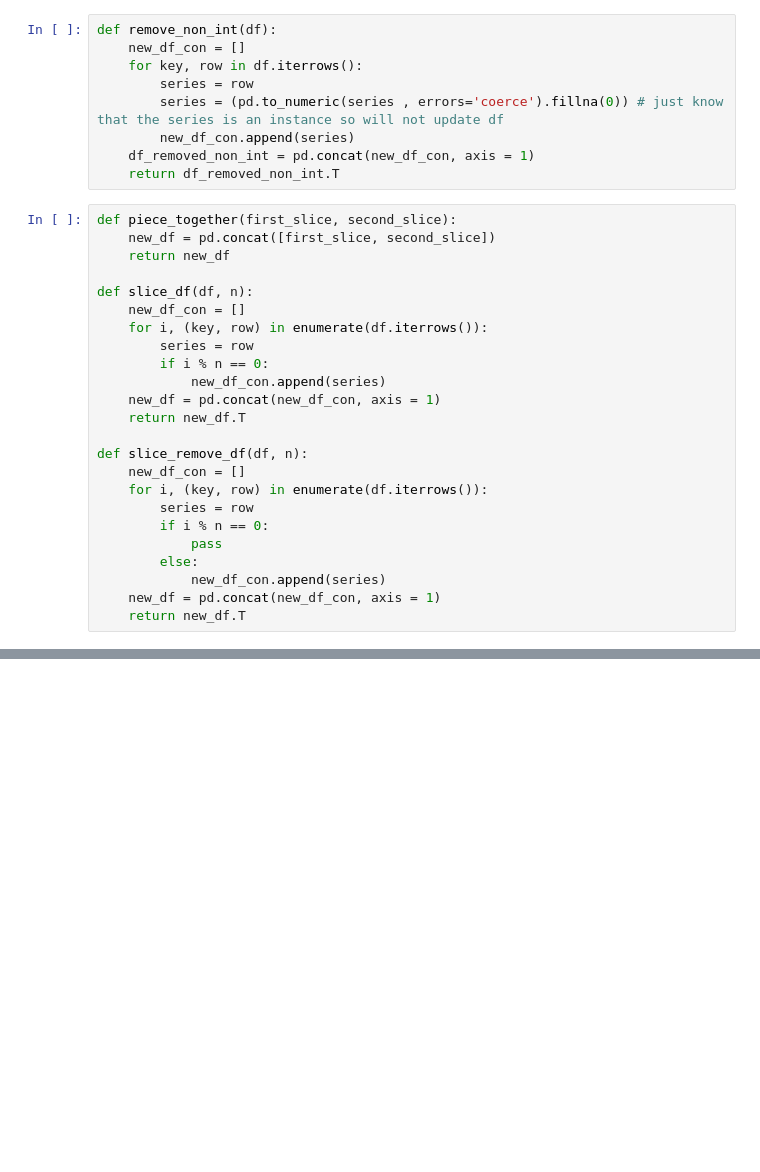
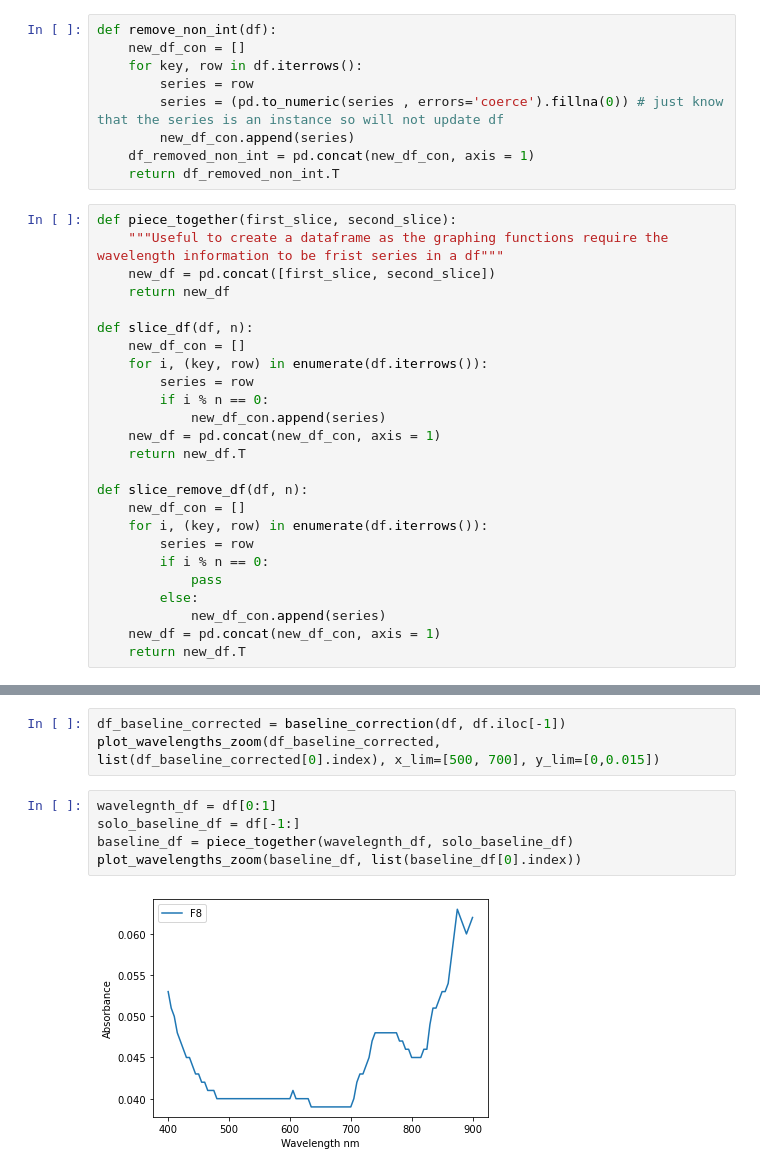
Before and after one commit to pozzo-research-group/OT2Protocols, a Jupyter notebook: ot2protocol/Ouzo_OT2_Sampling/Plate Reader Extract.ipynb, the cells around one changed output, grey strips where cells are left out. Cells and saved outputs as stored; diff of their text form; blank space fills up the shorter version.

```diff
--- a/ot2protocol/Ouzo_OT2_Sampling/Plate Reader Extract.ipynb
+++ b/ot2protocol/Ouzo_OT2_Sampling/Plate Reader Extract.ipynb
@@ -107,6 +151,7 @@ def remove_non_int(df):
     return df_removed_non_int.T
 # %%
 def piece_together(first_slice, second_slice):
+    """Useful to create a dataframe as the graphing functions require the wavelength information to be frist series in a df"""
     new_df = pd.concat([first_slice, second_slice])
     return new_df
 
@@ -200,0 +185,10 @@ d2_B
+# %%
+df_baseline_corrected = baseline_correction(df, df.iloc[-1])
+plot_wavelengths_zoom(df_baseline_corrected, list(df_baseline_corrected[0].index), x_lim=[500, 700], y_lim=[0,0.015])
+# %%
+wavelegnth_df = df[0:1]
+solo_baseline_df = df[-1:]
+baseline_df = piece_together(wavelegnth_df, solo_baseline_df)
+plot_wavelengths_zoom(baseline_df, list(baseline_df[0].index))
+# %% [output]
+[figure, added]
```
Also changed, not shown: parts of 14 cells of this notebook, 2 other files.
